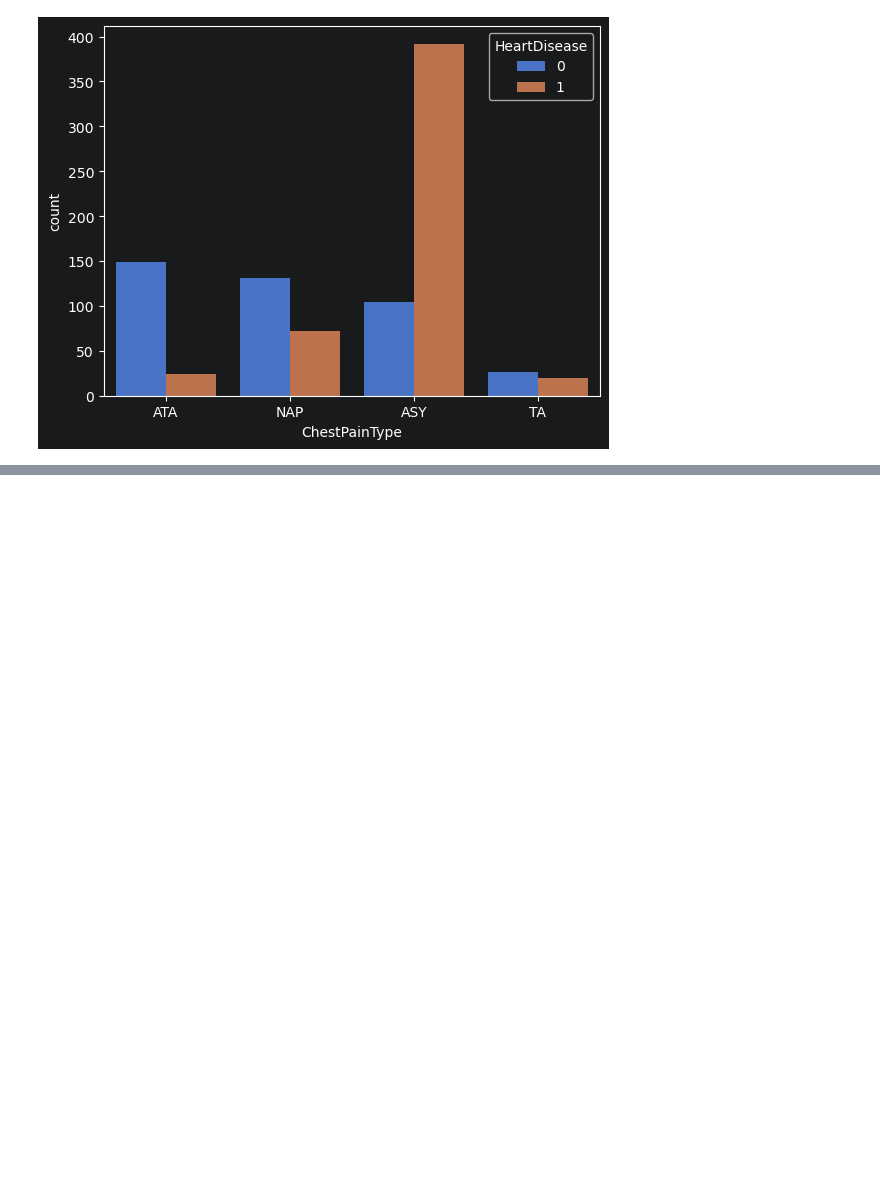
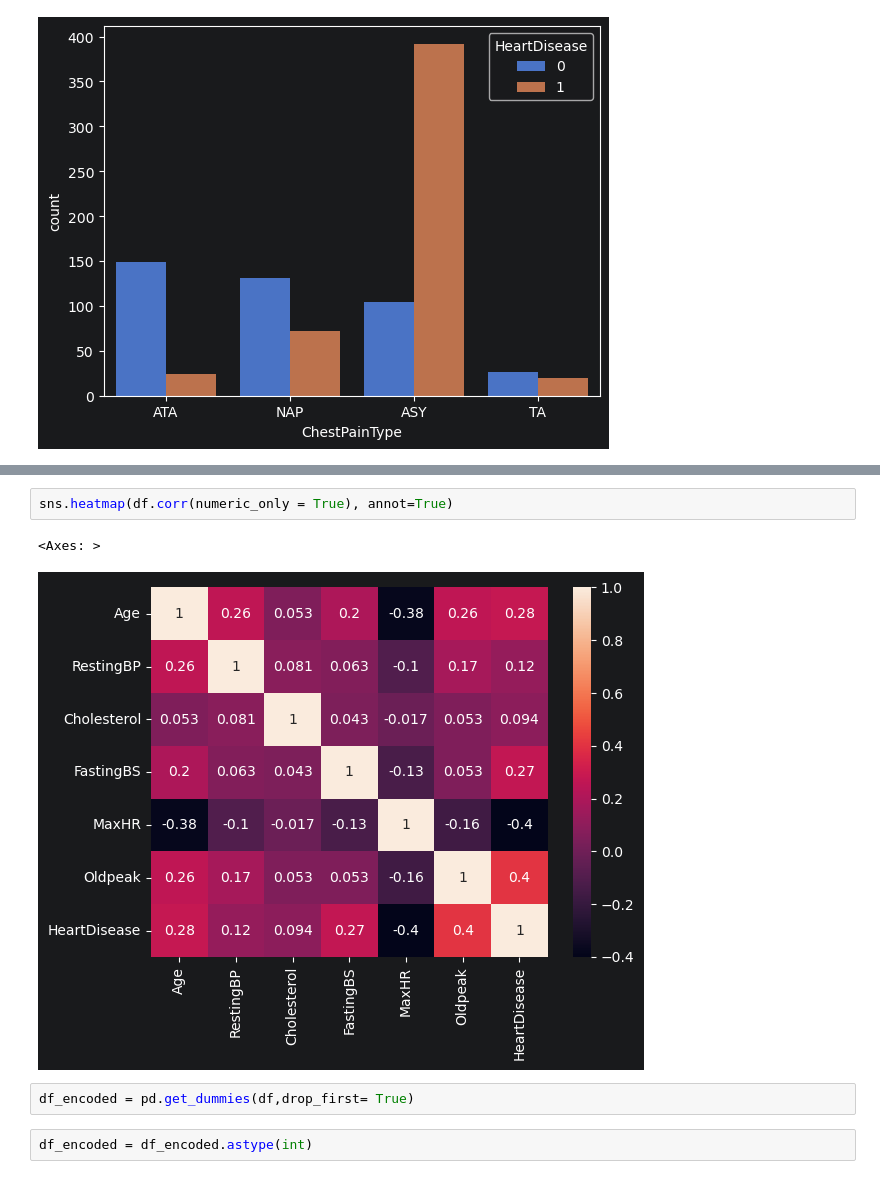
Before and after one commit to vivekkumars21/FFRAM, a Jupyter notebook: mlfundaments/heart.ipynb, the cells around one changed output, grey strips where cells are left out. Saved outputs shown, nothing was run; the diff lists cells and outputs as text; blank space fills up the shorter version.

```diff
--- a/mlfundaments/heart.ipynb
+++ b/mlfundaments/heart.ipynb
@@ -157,0 +165,9 @@ sns.countplot(x = df['ChestPainType'],hue = df['HeartDisease'] )
+# %%
+sns.heatmap(df.corr(numeric_only = True), annot=True)
+# %% [output]
+<Axes: >
+[figure, added]
+# %%
+df_encoded = pd.get_dummies(df,drop_first= True)
+# %%
+df_encoded = df_encoded.astype(int)
```
Also changed, not shown: parts of 5 cells of this notebook, 1 other file.
